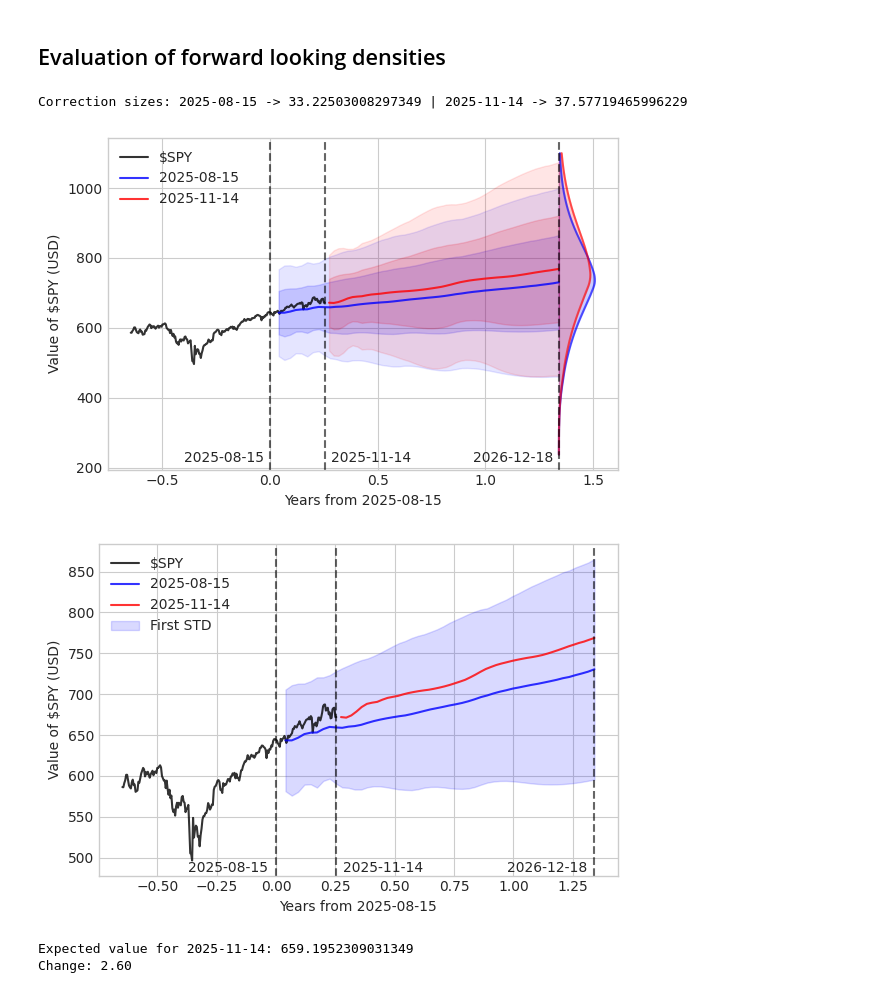
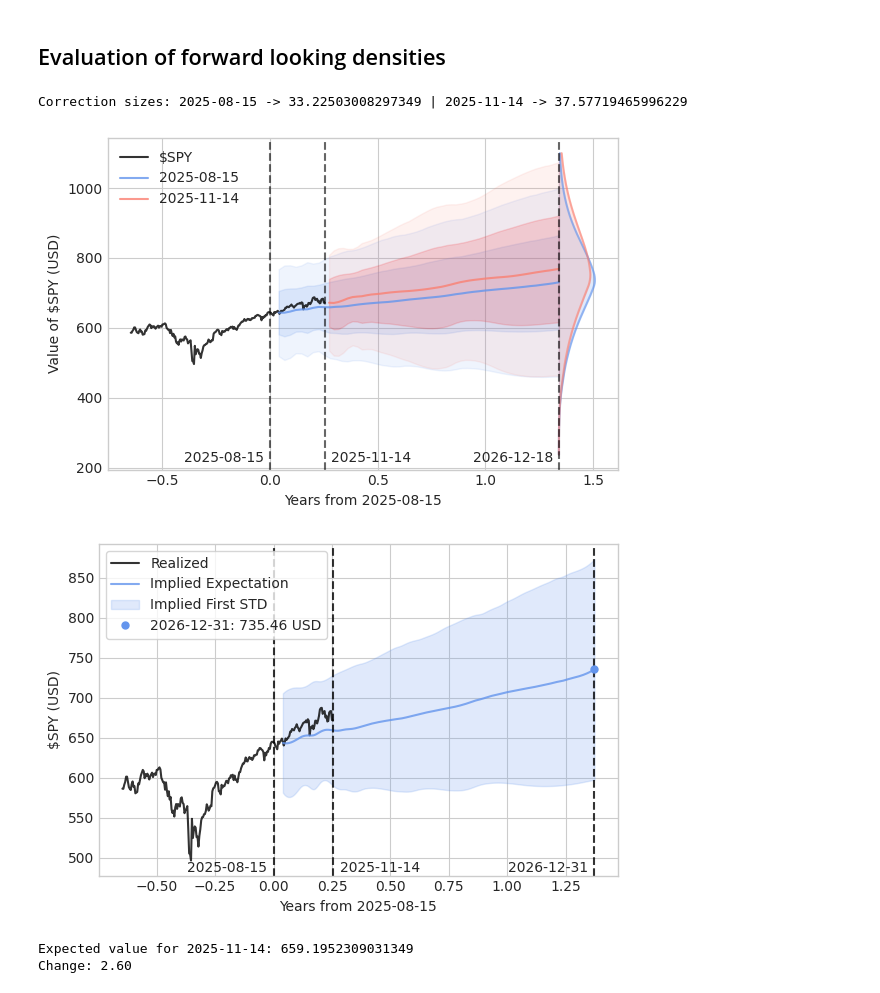
Before and after one commit to krantamaki/quantform, a Jupyter notebook: examples/misc/01_option_implied_probability_density_surface.ipynb, the cells around one changed output. Drawn from its saved outputs; the diff is of its cells as text; code cells hidden in the pictures.

```diff
--- a/examples/misc/01_option_implied_probability_density_surface.ipynb
+++ b/examples/misc/01_option_implied_probability_density_surface.ipynb
@@ -342,43 +342,43 @@ exp_taus_251114   = np.array(taus_251114) + start_date.timedelta(update_date)
 print(f"Correction sizes: 2025-08-15 -> {correction_250815} | 2025-11-14 -> {correction_251114}")
 
 # Plot the time-series
 fig, ax = plt.subplots(figsize=(6, 4))
 
 plt.plot(history_taus, history_values, color='black', alpha=0.8, label="$SPY")
-plt.plot(exp_taus_250815, exp_values_250815, color='blue', alpha=0.8, label="2025-08-15")
-plt.plot(exp_taus_251114, exp_values_251114, color='red', alpha=0.8, label="2025-11-14")
+plt.plot(exp_taus_250815, exp_values_250815, color='cornflowerblue', alpha=0.8, label="2025-08-15")
+plt.plot(exp_taus_251114, exp_values_251114, color='salmon', alpha=0.8, label="2025-11-14")
 
-plt.fill_between(exp_taus_250815, exp_values_250815 - std_values_250815, exp_values_250815 + std_values_250815, color='blue', alpha=0.15)
+plt.fill_between(exp_taus_250815, exp_values_250815 - std_values_250815, exp_values_250815 + std_values_250815, color='cornflowerblue', alpha=0.15)
 plt.fill_between(exp_taus_251114, exp_values_251114 - std_values_251114, exp_values_251114 + std_values_251114, color='red', alpha=0.15)
-plt.fill_between(exp_taus_250815, exp_values_250815 - std_values_250815 * 2, exp_values_250815 + std_values_250815 * 2, color='blue', alpha=0.1)
-plt.fill_between(exp_taus_251114, exp_values_251114 - std_values_251114 * 2, exp_values_251114 + std_values_251114 * 2, color='red', alpha=0.1)
+plt.fill_between(exp_taus_250815, exp_values_250815 - std_values_250815 * 2, exp_values_250815 + std_values_250815 * 2, color='cornflowerblue', alpha=0.1)
+plt.fill_between(exp_taus_251114, exp_values_251114 - std_values_251114 * 2, exp_values_251114 + std_values_251114 * 2, color='salmon', alpha=0.1)
 
 strikes = np.linspace(0, 1100, 1000)
 end_pdf_values_250815 = pdf_surfaces[start_date](strikes - correction_251114, np.array([1.341] * 1000)) * 50
 end_pdf_values_251114 = pdf_surfaces[update_date](strikes - correction_251114, np.array([1.087] * 1000)) * 50
 
-plt.plot(1.341 + end_pdf_values_250815, strikes, color="blue", alpha=0.6)
-plt.plot(1.341 + end_pdf_values_251114, strikes, color="red", alpha=0.6)
+plt.plot(1.341 + end_pdf_values_250815, strikes, color="cornflowerblue", alpha=0.8)
+plt.plot(1.341 + end_pdf_values_251114, strikes, color="salmon", alpha=0.8)
 
-ax.fill_betweenx(strikes, np.array([1.341] * 1000), 1.341 + end_pdf_values_250815, color='blue', alpha=0.2)
-ax.fill_betweenx(strikes, np.array([1.341] * 1000), 1.341 + end_pdf_values_251114, color='red', alpha=0.2)
+ax.fill_betweenx(strikes, np.array([1.341] * 1000), 1.341 + end_pdf_values_250815, color='cornflowerblue', alpha=0.2)
+ax.fill_betweenx(strikes, np.array([1.341] * 1000), 1.341 + end_pdf_values_251114, color='salmon', alpha=0.2)
 
 plt.xlabel(f"Years from {start_date}")
 plt.ylabel(f"Value of $SPY (USD)")
 plt.legend()
 
-plt.axvline(0.0, color='black', linestyle='dashed', alpha=0.6)
+plt.axvline(0.0, color='black', linestyle='dashed', alpha=0.8)
 ax.text(0.0 - 0.4, 215, "2025-08-15", fontsize=10)
 
-plt.axvline(start_date.timedelta(update_date), color='black', linestyle='dashed', alpha=0.6)
+plt.axvline(start_date.timedelta(update_date), color='black', linestyle='dashed', alpha=0.8)
 ax.text(start_date.timedelta(update_date) + 0.03, 215, "2025-11-14", fontsize=10)
 
-plt.axvline(1.341, color='black', linestyle='dashed', alpha=0.6)
+plt.axvline(1.341, color='black', linestyle='dashed', alpha=0.8)
 ax.text(1.341 - 0.4, 215, "2026-12-18", fontsize=10)
 
 fig.tight_layout()
 fig.savefig(project_root / "figures" / "expected_time-series.pdf")
 plt.show()
 # %% [output]
 Correction sizes: 2025-08-15 -> 33.22503008297349 | 2025-11-14 -> 37.57719465996229
-[figure, old version]
+[figure, new version]
@@ -386,30 +390,34 @@ Correction sizes: 2025-08-15 -> 33.22503008297349 | 2025-11-14 -> 37.57719465996
 # Plot the time-series and the final distributions in separate figures
 fig, ax = plt.subplots(figsize=(6, 4))
 
-plt.plot(history_taus, history_values, color='black', alpha=0.8, label="$SPY")
-plt.plot(exp_taus_250815, exp_values_250815, color='blue', alpha=0.8, label="2025-08-15")
-plt.plot(exp_taus_251114, exp_values_251114, color='red', alpha=0.8, label="2025-11-14")
+t_261231 = start_date.timedelta(QfDate(2026, 12, 31, calendar="NYSE"))
 
-plt.fill_between(exp_taus_250815, exp_values_250815 - std_values_250815, exp_values_250815 + std_values_250815, color='blue', alpha=0.15, label="First STD")
-# plt.fill_between(exp_taus_251114, exp_values_251114 - std_values_251114, exp_values_251114 + std_values_251114, color='red', alpha=0.15)
-# plt.fill_between(exp_taus_250815, exp_values_250815 - std_values_250815 * 2, exp_values_250815 + std_values_250815 * 2, color='blue', alpha=0.1)
-# plt.fill_between(exp_taus_251114, exp_values_251114 - std_values_251114 * 2, exp_values_251114 + std_values_251114 * 2, color='red', alpha=0.1)
+tt = np.linspace(0.04, t_261231, 1000)
+exp_tt_250815 = exp_interp_250815(tt)
+std_tt_250815 = std_interp_250815(tt)
+
+plt.plot(history_taus, history_values, color='black', alpha=0.8, label="Realized")
+plt.plot(tt, exp_tt_250815, color='cornflowerblue', alpha=0.8, label="Implied Expectation")
+
+plt.fill_between(tt, exp_tt_250815 - std_tt_250815, exp_tt_250815 + std_tt_250815, color='cornflowerblue', alpha=0.2, label="Implied First STD")
+
+plt.axvline(0.0, color='black', linestyle='dashed', alpha=0.8)
+ax.text(0.0 - 0.37, 482, "2025-08-15", fontsize=10)
+
+plt.axvline(start_date.timedelta(update_date), color='black', linestyle='dashed', alpha=0.8)
+ax.text(start_date.timedelta(update_date) + 0.03, 482, "2025-11-14", fontsize=10)
+
+plt.axvline(t_261231, color='black', linestyle='dashed', alpha=0.8)
+ax.text(t_261231 - 0.37, 482, "2026-12-31", fontsize=10)
+
+plt.plot([t_261231], [exp_interp_250815(t_261231)], color="cornflowerblue", linestyle='None', marker='o', markersize=5, label=f"2026-12-31: {exp_interp_250815(t_261231):.2f} USD")
 
 plt.xlabel(f"Years from {start_date}")
-plt.ylabel(f"Value of $SPY (USD)")
-plt.legend()
-
-plt.axvline(0.0, color='black', linestyle='dashed', alpha=0.6)
-ax.text(0.0 - 0.37, 482, "2025-08-15", fontsize=10)
-
-plt.axvline(start_date.timedelta(update_date), color='black', linestyle='dashed', alpha=0.6)
-ax.text(start_date.timedelta(update_date) + 0.03, 482, "2025-11-14", fontsize=10)
-
-plt.axvline(1.341, color='black', linestyle='dashed', alpha=0.6)
-ax.text(1.341 - 0.37, 482, "2026-12-18", fontsize=10)
+plt.ylabel(f"$SPY (USD)")
+plt.legend(frameon=True, fancybox=True)
 
 fig.tight_layout()
-fig.savefig(project_root / "figures" / "time-series.png")
+fig.savefig(project_root / "figures" / "implied_time-series.png")
 plt.show()
 # %% [output]
-[figure, old version]
+[figure, new version]
```
Also changed, not shown: parts of 4 cells of this notebook, 13 other files.
